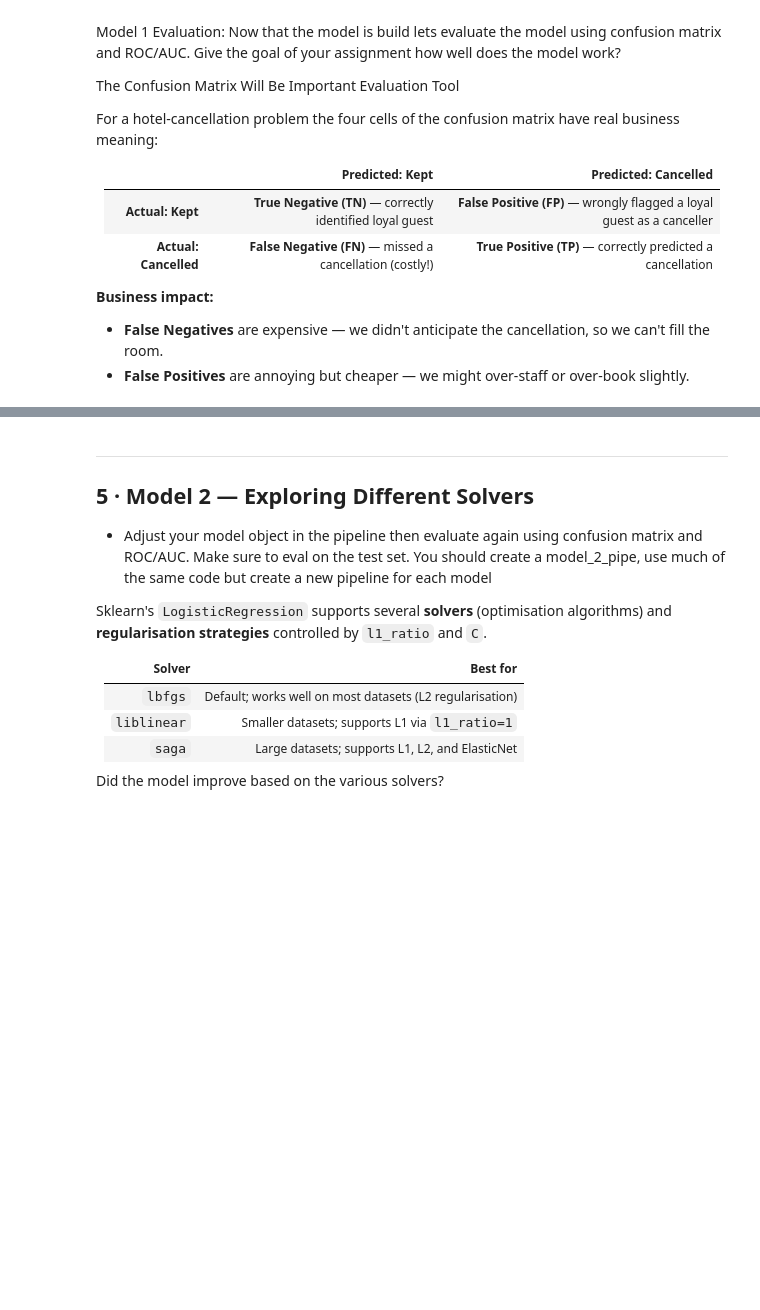
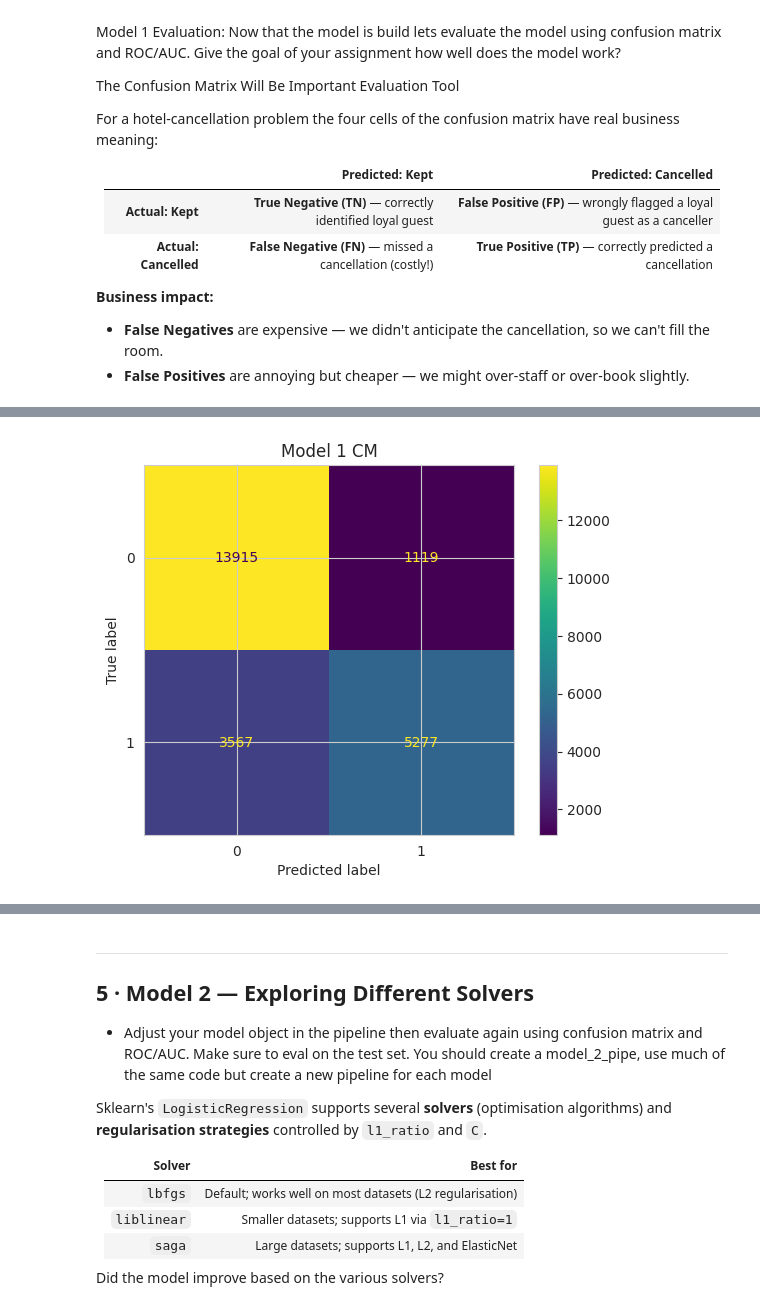
Before and after one commit to Mattcben1/Week9, a Jupyter notebook: hotel_cancellation_lab.ipynb, the cells around one changed output, grey strips where cells are left out. Drawn from its saved outputs; the diff is of its cells as text; code cells hidden in the pictures; blank space fills up the shorter version.

```diff
--- a/hotel_cancellation_lab.ipynb
+++ b/hotel_cancellation_lab.ipynb
@@ -152,5 +160,6 @@ AttributeError: 'DataFrame' object has no attribute 'select'
 # %%
 # Train / test split — 80/20, stratified so class ratios are preserved
+X_train, X_test, y_train, y_test = train_test_split(X, y, test_size=0.2, random_state=42, stratify=y)
 # %% [markdown]
 ---
 ## 4 · Model Building and Evaluation
@@ -169,3 +178,18 @@ X_raw  →  ColumnTransformer  →  LogisticRegression(solver='lbfgs')
 
 
 **`lbfgs`** (Limited-memory Broyden–Fletcher–Goldfarb–Shanno) is sklearn's default solver, like we talked about in class
+# %%
+# Column Transformer
+# this applies different transformations to different columns in the dataset.
+# For the numeric features, we will apply standard scaling.
+# For the categorical features, we will apply one-hot encoding.
+preprocessor = ColumnTransformer(transformers=[('num', MinMaxScaler(), num_features),
+                                               ('cat', OneHotEncoder(handle_unknown='ignore'), cat_features)])
+#handle_unknown=ignore means the model won't crash if it sees a category in the test set it hasn't seen in training.
+# %%
+#Building the pipeline using lbfgs as the solver in the logisticregression argument
+pipeline1 = Pipeline(steps=[('preprocessor', preprocessor),
+                            ('model', LogisticRegression(solver='lbfgs', max_iter=1000))])
+# Max_iter=1000 allows the solver to have enough steps to converge
+# pipeline fit
+pipeline1.fit(X_train, y_train)
@@ -185,3 +227,9 @@ For a hotel-cancellation problem the four cells of the confusion matrix have rea
 **Business impact:**
 - **False Negatives** are expensive — we didn't anticipate the cancellation, so we can't fill the room.
 - **False Positives** are annoying but cheaper — we might over-staff or over-book slightly.
+# %%
+# Evaluate the model on the test set, print out classification report and confusion matrix.
+y_pred = pipeline1.predict(X_test)
+y_prob = pipeline1.predict_proba(X_test)[:, 1]
+
+print(classification_report(y_test, y_pred))
@@ -187,0 +245,8 @@ For a hotel-cancellation problem the four cells of the confusion matrix have rea
+# %%
+# confusion matrix, it computes TN, FRP, FN, TP in the table similar to above and takes arguments y_test and y_pred
+cm = confusion_matrix(y_test, y_pred)
+ConfusionMatrixDisplay(cm).plot()
+plt.title("Model 1 CM")
+plt.show()
+# %% [output]
+[figure, added]
```
Also changed, not shown: parts of 7 cells of this notebook.
